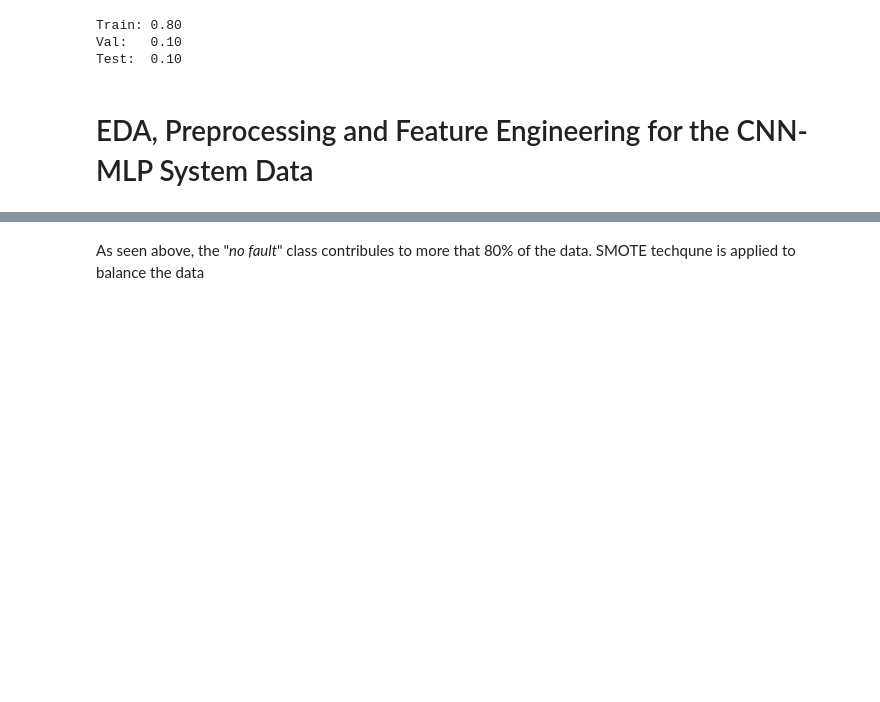
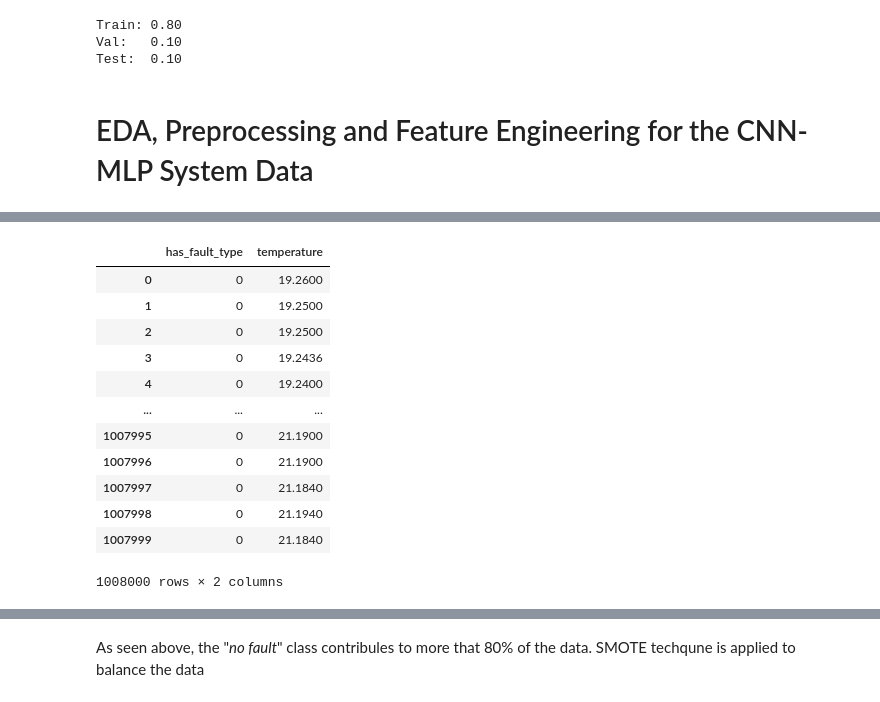
Before and after one commit to Nene-S/IoT_Sensors_Prediction_and_Classification, a Jupyter notebook: notebooks/preprocess.ipynb, the cells around one changed output, grey strips where cells are left out. Cells and saved outputs as stored; diff of their text form; code cells hidden in the pictures; blank space fills up the shorter version.

```diff
--- a/notebooks/preprocess.ipynb
+++ b/notebooks/preprocess.ipynb
@@ -433,4 +459,20 @@ merged_data.head()
 # %%
 cls_data = merged_data.drop(["timestamp", "mote_id", "light"], axis=1)
+# %%
+cls_data
+# %% [output]
+|  | has_fault_type | temperature |
+| 0 | 0 | 19.2600 |
+| 1 | 0 | 19.2500 |
+| 2 | 0 | 19.2500 |
+| 3 | 0 | 19.2436 |
+| 4 | 0 | 19.2400 |
+| ... | ... | ... |
+| 1007995 | 0 | 21.1900 |
+| 1007996 | 0 | 21.1900 |
+| 1007997 | 0 | 21.1840 |
+| 1007998 | 0 | 21.1940 |
+| 1007999 | 0 | 21.1840 |
+1008000 rows × 2 columns
 # %%
 cls_data.isna().sum()
```
Also changed, not shown: parts of 23 cells of this notebook, 9 other files.
